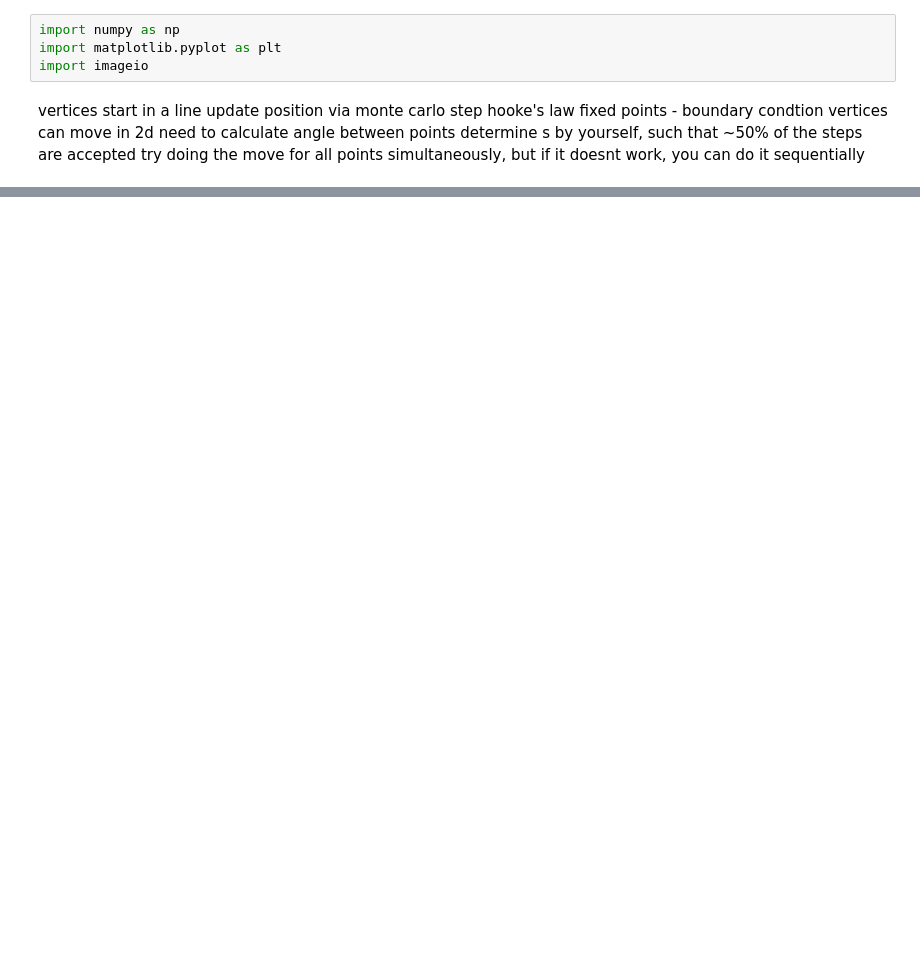
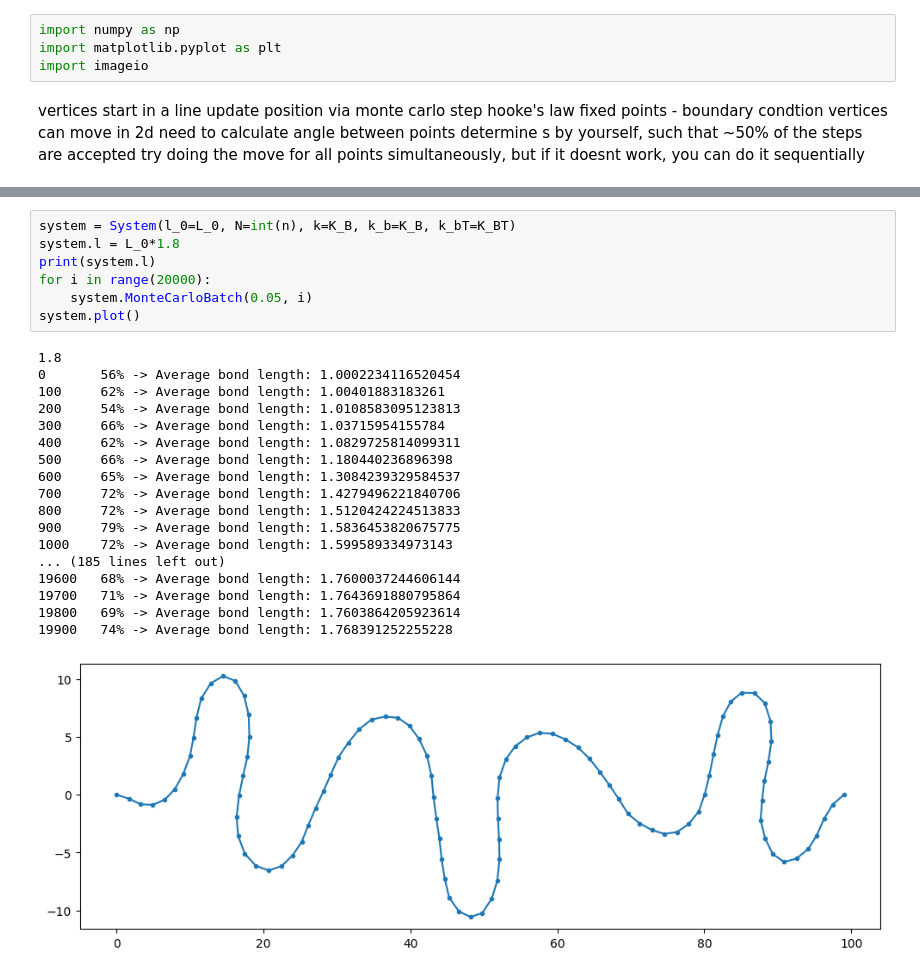
Before and after one commit to craftiggn/UW_ComputerModeling, a Jupyter notebook: 04_membranes.ipynb, the cells around one changed output, grey strips where cells are left out. Cells and saved outputs as stored; diff of their text form; blank space fills up the shorter version.

```diff
--- a/04_membranes.ipynb
+++ b/04_membranes.ipynb
@@ -13,0 +242,26 @@ try doing the move for all points simultaneously, but if it doesnt work, you can
+# %%
+system = System(l_0=L_0, N=int(n), k=K_B, k_b=K_B, k_bT=K_BT)
+system.l = L_0*1.8
+print(system.l)
+for i in range(20000):
+    system.MonteCarloBatch(0.05, i)
+system.plot()
+# %% [output]
+1.8
+0       56% -> Average bond length: 1.0002234116520454
+100     62% -> Average bond length: 1.00401883183261
+200     54% -> Average bond length: 1.0108583095123813
+300     66% -> Average bond length: 1.03715954155784
+400     62% -> Average bond length: 1.0829725814099311
+500     66% -> Average bond length: 1.180440236896398
+600     65% -> Average bond length: 1.3084239329584537
+700     72% -> Average bond length: 1.4279496221840706
+800     72% -> Average bond length: 1.5120424224513833
+900     79% -> Average bond length: 1.5836453820675775
+1000    72% -> Average bond length: 1.599589334973143
+... (185 lines left out)
+19600   68% -> Average bond length: 1.7600037244606144
+19700   71% -> Average bond length: 1.7643691880795864
+19800   69% -> Average bond length: 1.7603864205923614
+19900   74% -> Average bond length: 1.768391252255228
+[figure, added]
```
Also changed, not shown: parts of 9 cells of this notebook, 4 other files.
